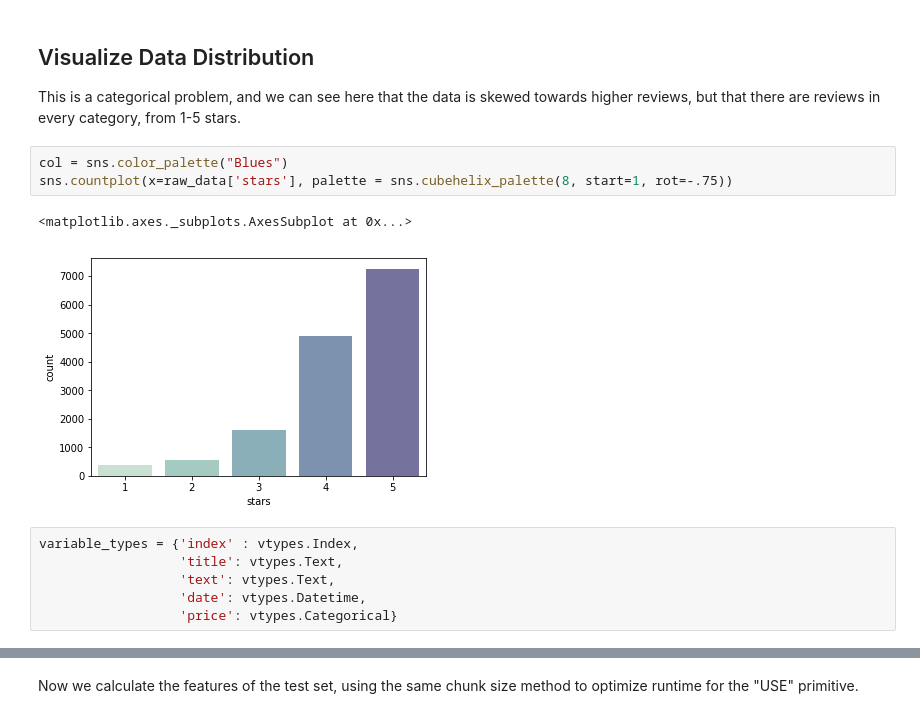
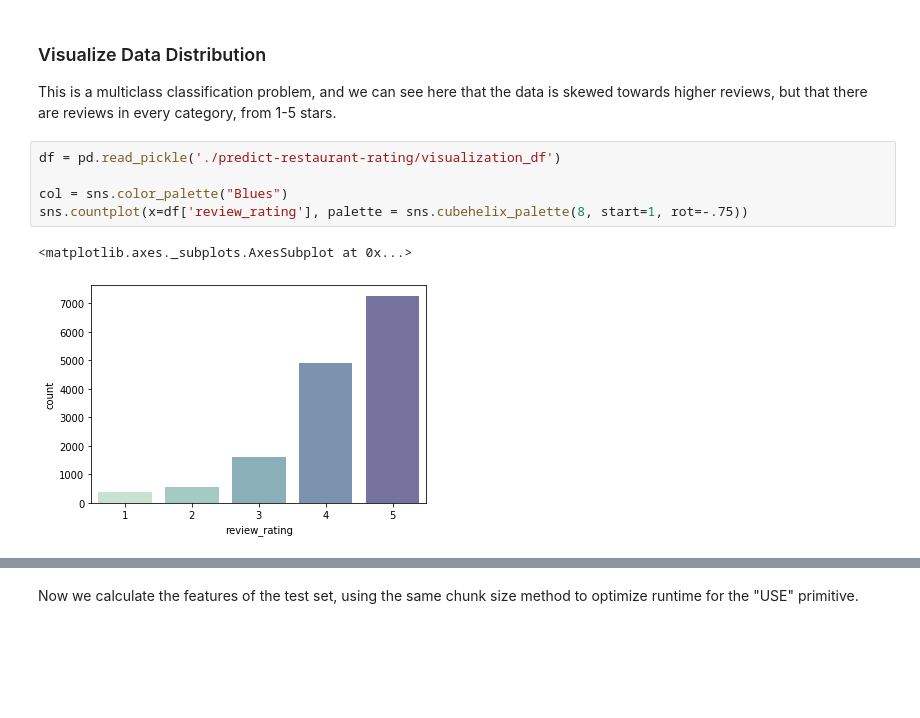
Before and after one commit to alteryx/predict-restaurant-rating, a Jupyter notebook: predict-restaurant-rating.ipynb, the cells around one changed output, grey strips where cells are left out. Cells and saved outputs as stored; diff of their text form; blank space fills up the shorter version.

```diff
--- a/predict-restaurant-rating.ipynb
+++ b/predict-restaurant-rating.ipynb
@@ -81,15 +73,11 @@ raw_data.head(6)
 # %% [markdown]
-## Visualize Data Distribution
-This is a categorical problem, and we can see here that the data is skewed towards higher reviews, but that there are reviews in every category, from 1-5 stars.
+### Visualize Data Distribution
+This is a multiclass classification problem, and we can see here that the data is skewed towards higher reviews, but that there are reviews in every category, from 1-5 stars.
 # %%
+df = pd.read_pickle('./predict-restaurant-rating/visualization_df')
+
 col = sns.color_palette("Blues")
-sns.countplot(x=raw_data['stars'], palette = sns.cubehelix_palette(8, start=1, rot=-.75))
+sns.countplot(x=df['review_rating'], palette = sns.cubehelix_palette(8, start=1, rot=-.75))
 # %% [output]
 <matplotlib.axes._subplots.AxesSubplot at 0x...>
-[figure, old version]
+[figure, new version]
-# %%
-variable_types = {'index' : vtypes.Index,
-                  'title': vtypes.Text,
-                  'text': vtypes.Text,
-                  'date': vtypes.Datetime,
-                  'price': vtypes.Categorical}
```
Also changed, not shown: parts of 43 cells of this notebook, 1 other file.
